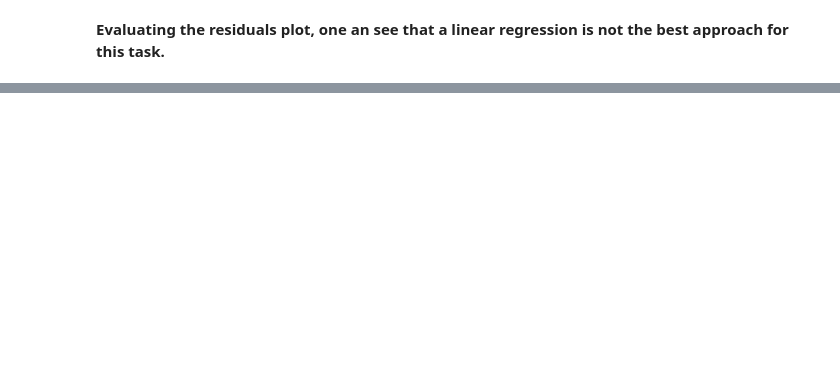
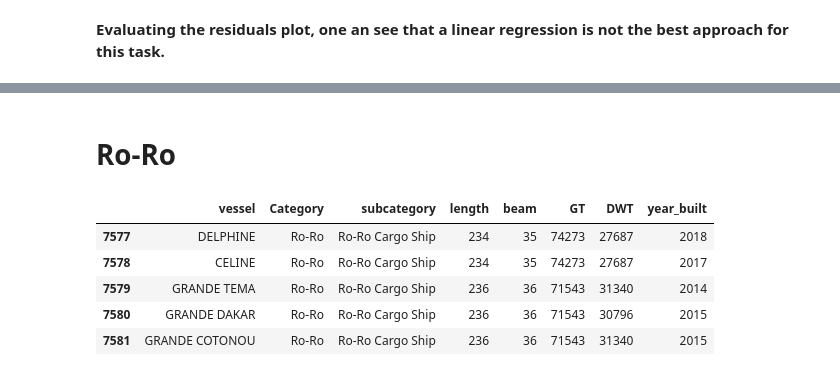
Before and after one commit to RafaPieper/Ships_Data_Analysis, a Jupyter notebook: ships-eda.ipynb, the cells around one changed output, grey strips where cells are left out. Saved outputs shown, nothing was run; the diff lists cells and outputs as text; code cells hidden in the pictures; blank space fills up the shorter version.

```diff
--- a/ships-eda.ipynb
+++ b/ships-eda.ipynb
@@ -539,0 +540,2 @@ plt.show()
+# %% [markdown]
+# Ro-Ro
@@ -539,0 +554,11 @@ plt.show()
+# %%
+roro = ships[ships['Category'] == 'Ro-Ro']
+
+roro.head()
+# %% [output]
+|  | vessel | Category | subcategory | length | beam | GT | DWT | year_built |
+| 7577 | DELPHINE | Ro-Ro | Ro-Ro Cargo Ship | 234 | 35 | 74273 | 27687 | 2018 |
+| 7578 | CELINE | Ro-Ro | Ro-Ro Cargo Ship | 234 | 35 | 74273 | 27687 | 2017 |
+| 7579 | GRANDE TEMA | Ro-Ro | Ro-Ro Cargo Ship | 236 | 36 | 71543 | 31340 | 2014 |
+| 7580 | GRANDE DAKAR | Ro-Ro | Ro-Ro Cargo Ship | 236 | 36 | 71543 | 30796 | 2015 |
+| 7581 | GRANDE COTONOU | Ro-Ro | Ro-Ro Cargo Ship | 236 | 36 | 71543 | 31340 | 2015 |
```
Also changed, not shown: parts of 12 cells of this notebook.
